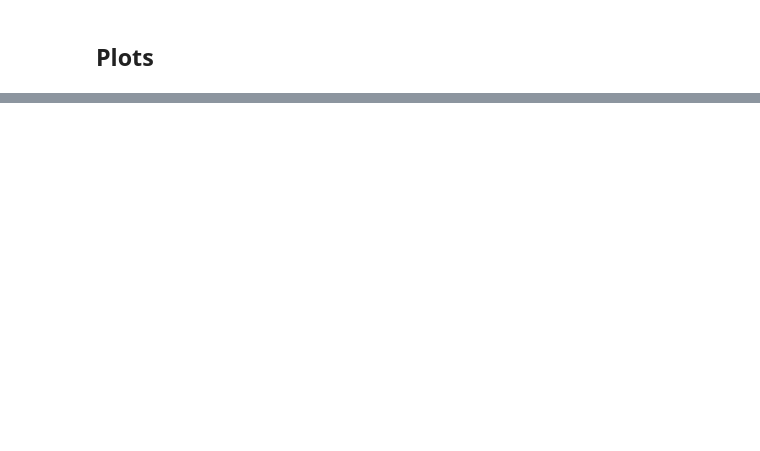
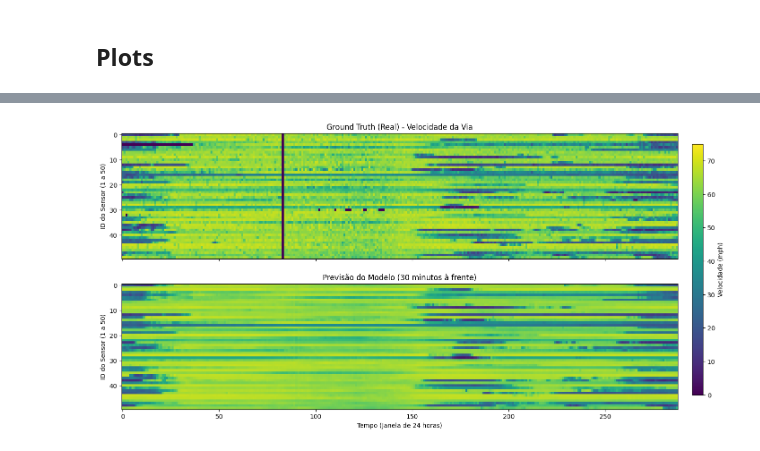
Before and after one commit to tomazcavalcantee/trabalho_final, a Jupyter notebook: train.ipynb, the cells around one changed output, grey strips where cells are left out. Drawn from its saved outputs; the diff is of its cells as text; code cells hidden in the pictures; blank space fills up the shorter version.

```diff
--- a/train.ipynb
+++ b/train.ipynb
@@ -539,0 +571,34 @@ plt.show()
+# %%
+# ==============================================================================
+# PLOT 2: Mapa de Calor Espaço-Temporal ("Onda" de Tráfego / Shockwave)
+# Motivo: Mostra visualmente se o modelo previu o espalhamento de um engarrafamento
+# ao longo de vários sensores ao longo do tempo.
+# ==============================================================================
+# Selecionando um dia inteiro (288 amostras de 5 min) e os primeiros 50 sensores
+START_IDX = 1000  # Ponto de início arbitrário no conjunto de teste
+WINDOW = 288
+N_SENSORS = 50
+HORIZON_IDX = 5   # Previsões para 30 minutos à frente
+
+gt_map = targets_test[START_IDX:START_IDX+WINDOW, :N_SENSORS, HORIZON_IDX].T
+pr_map = preds_test[START_IDX:START_IDX+WINDOW, :N_SENSORS, HORIZON_IDX].T
+
+fig, axes = plt.subplots(2, 1, figsize=(16, 8), sharex=True)
+
+im1 = axes[0].imshow(gt_map, aspect='auto', cmap='viridis', vmin=0, vmax=V_MAX)
+axes[0].set_title('Ground Truth (Real) - Velocidade da Via')
+axes[0].set_ylabel('ID do Sensor (1 a 50)')
+
+im2 = axes[1].imshow(pr_map, aspect='auto', cmap='viridis', vmin=0, vmax=V_MAX)
+axes[1].set_title('Previsão do Modelo (30 minutos à frente)')
+axes[1].set_ylabel('ID do Sensor (1 a 50)')
+axes[1].set_xlabel('Tempo (Janela de 24 horas)')
+
+# Barra de cores compartilhada
+cbar_ax = fig.add_axes([0.92, 0.15, 0.015, 0.7])
+fig.colorbar(im1, cax=cbar_ax, label='Velocidade (mph)')
+
+plt.subplots_adjust(right=0.9)
+plt.show()
+# %% [output]
+[figure, added]
```
Also changed, not shown: parts of 10 cells of this notebook, 4 other files.
